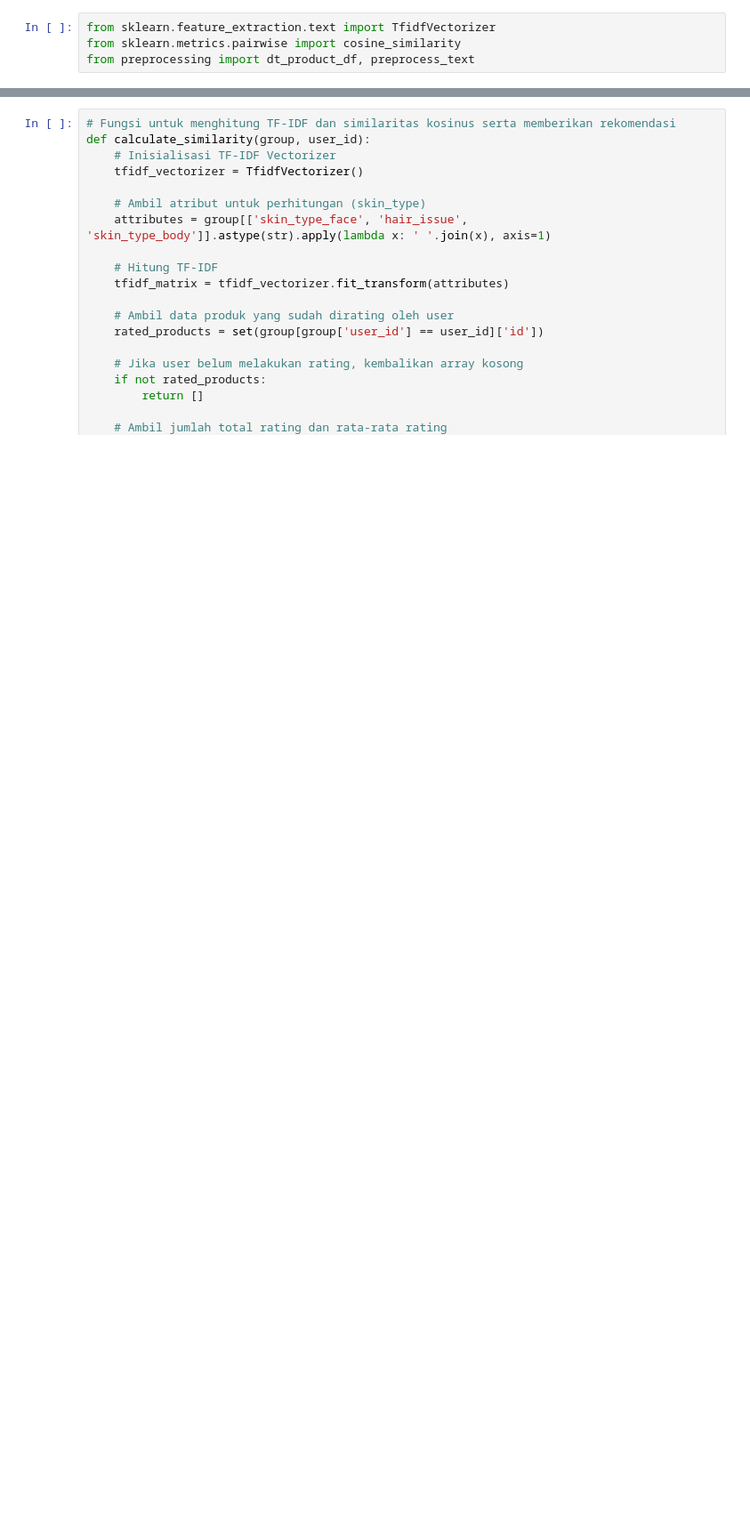
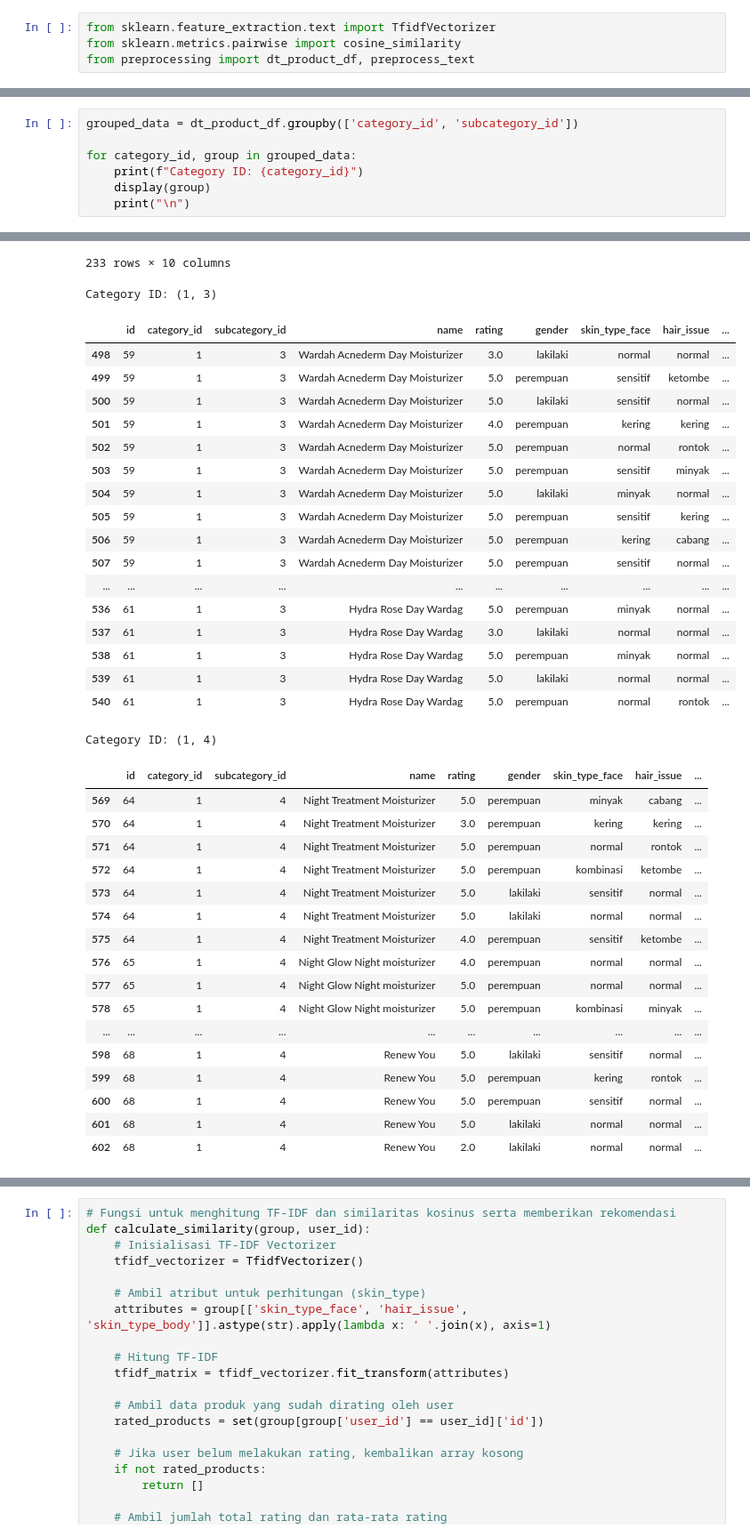
Before and after one commit to srgjo27/algoritma_machine_learning, a Jupyter notebook: src/content_based.ipynb, the cells around one changed output, grey strips where cells are left out. Shown at 89% size. Saved outputs shown, nothing was run; the diff lists cells and outputs as text; blank space fills up the shorter version.

```diff
--- a/src/content_based.ipynb
+++ b/src/content_based.ipynb
@@ -13,0 +28,8 @@ grouped_data = dt_product_df.groupby(['category_id', 'subcategory_id'])
+# %%
+grouped_data = dt_product_df.groupby(['category_id', 'subcategory_id'])
+
+for category_id, group in grouped_data:
+    print(f"Category ID: {category_id}")
+    display(group)
+    print("\n")
+# %% [output]
@@ -13,0 +63,37 @@ grouped_data = dt_product_df.groupby(['category_id', 'subcategory_id'])
+233 rows × 10 columns
+Category ID: (1, 3)
+|  | id | category_id | subcategory_id | name | rating | gender | skin_type_face | hair_issue | ... |
+| 498 | 59 | 1 | 3 | Wardah Acnederm Day Moisturizer | 3.0 | lakilaki | normal | normal | ... |
+| 499 | 59 | 1 | 3 | Wardah Acnederm Day Moisturizer | 5.0 | perempuan | sensitif | ketombe | ... |
+| 500 | 59 | 1 | 3 | Wardah Acnederm Day Moisturizer | 5.0 | lakilaki | sensitif | normal | ... |
+| 501 | 59 | 1 | 3 | Wardah Acnederm Day Moisturizer | 4.0 | perempuan | kering | kering | ... |
+| 502 | 59 | 1 | 3 | Wardah Acnederm Day Moisturizer | 5.0 | perempuan | normal | rontok | ... |
+| 503 | 59 | 1 | 3 | Wardah Acnederm Day Moisturizer | 5.0 | perempuan | sensitif | minyak | ... |
+| 504 | 59 | 1 | 3 | Wardah Acnederm Day Moisturizer | 5.0 | lakilaki | minyak | normal | ... |
+| 505 | 59 | 1 | 3 | Wardah Acnederm Day Moisturizer | 5.0 | perempuan | sensitif | kering | ... |
+| 506 | 59 | 1 | 3 | Wardah Acnederm Day Moisturizer | 5.0 | perempuan | kering | cabang | ... |
+| 507 | 59 | 1 | 3 | Wardah Acnederm Day Moisturizer | 5.0 | perempuan | sensitif | normal | ... |
+| ... | ... | ... | ... | ... | ... | ... | ... | ... | ... |
+| 536 | 61 | 1 | 3 | Hydra Rose Day Wardag | 5.0 | perempuan | minyak | normal | ... |
+| 537 | 61 | 1 | 3 | Hydra Rose Day Wardag | 3.0 | lakilaki | normal | normal | ... |
+| 538 | 61 | 1 | 3 | Hydra Rose Day Wardag | 5.0 | perempuan | minyak | normal | ... |
+| 539 | 61 | 1 | 3 | Hydra Rose Day Wardag | 5.0 | lakilaki | normal | normal | ... |
+| 540 | 61 | 1 | 3 | Hydra Rose Day Wardag | 5.0 | perempuan | normal | rontok | ... |
+Category ID: (1, 4)
+|  | id | category_id | subcategory_id | name | rating | gender | skin_type_face | hair_issue | ... |
+| 569 | 64 | 1 | 4 | Night Treatment Moisturizer | 5.0 | perempuan | minyak | cabang | ... |
+| 570 | 64 | 1 | 4 | Night Treatment Moisturizer | 3.0 | perempuan | kering | kering | ... |
+| 571 | 64 | 1 | 4 | Night Treatment Moisturizer | 5.0 | perempuan | normal | rontok | ... |
+| 572 | 64 | 1 | 4 | Night Treatment Moisturizer | 5.0 | perempuan | kombinasi | ketombe | ... |
+| 573 | 64 | 1 | 4 | Night Treatment Moisturizer | 5.0 | lakilaki | sensitif | normal | ... |
+| 574 | 64 | 1 | 4 | Night Treatment Moisturizer | 5.0 | lakilaki | normal | normal | ... |
+| 575 | 64 | 1 | 4 | Night Treatment Moisturizer | 4.0 | perempuan | sensitif | ketombe | ... |
+| 576 | 65 | 1 | 4 | Night Glow Night moisturizer | 4.0 | perempuan | normal | normal | ... |
+| 577 | 65 | 1 | 4 | Night Glow Night moisturizer | 5.0 | perempuan | normal | normal | ... |
+| 578 | 65 | 1 | 4 | Night Glow Night moisturizer | 5.0 | perempuan | kombinasi | minyak | ... |
+| ... | ... | ... | ... | ... | ... | ... | ... | ... | ... |
+| 598 | 68 | 1 | 4 | Renew You | 5.0 | lakilaki | sensitif | normal | ... |
+| 599 | 68 | 1 | 4 | Renew You | 5.0 | perempuan | kering | rontok | ... |
+| 600 | 68 | 1 | 4 | Renew You | 5.0 | perempuan | sensitif | normal | ... |
+| 601 | 68 | 1 | 4 | Renew You | 5.0 | lakilaki | normal | normal | ... |
+| 602 | 68 | 1 | 4 | Renew You | 2.0 | lakilaki | normal | normal | ... |
```
Also changed, not shown: parts of 3 cells of this notebook, 6 other files.
